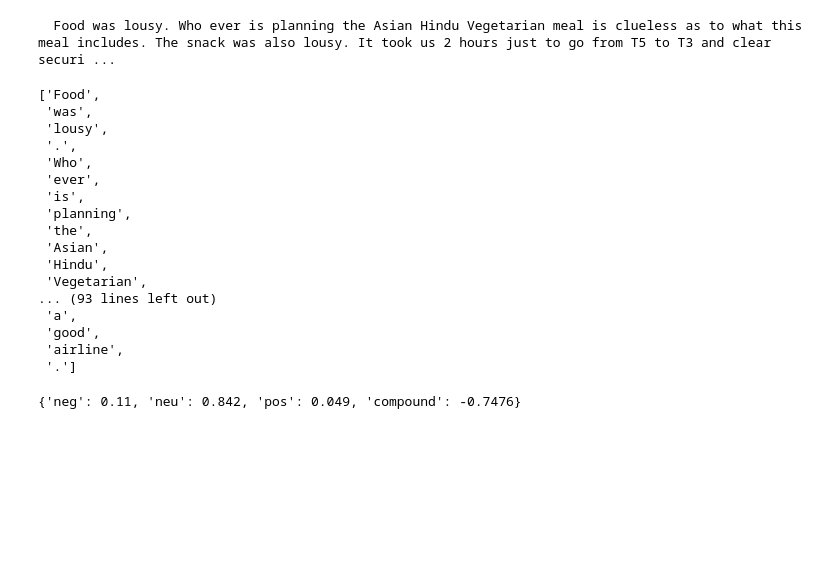
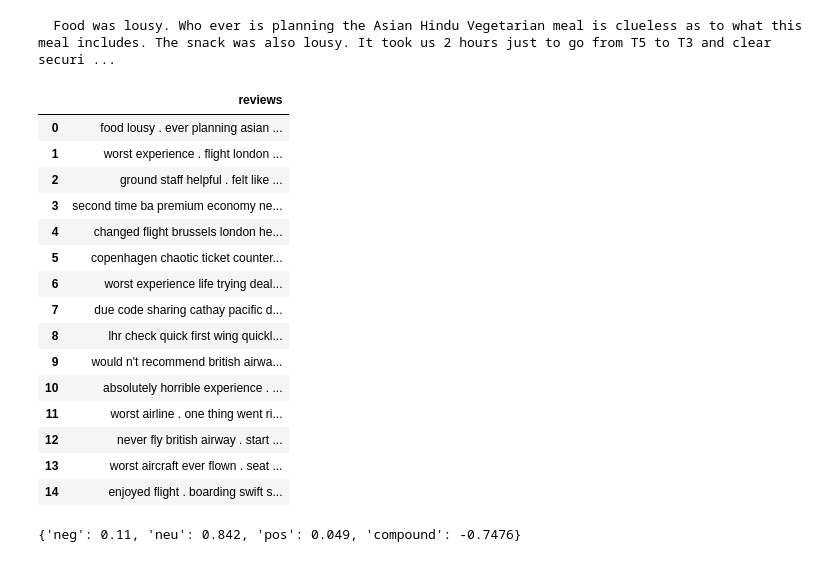
Before and after one commit to YoussefRnd/British-Airways-virtual-internship, a Jupyter notebook: british_airway_task1.ipynb, the cells around one changed output. Cells and saved outputs as stored; diff of their text form; code cells hidden in the pictures; blank space fills up the shorter version.

```diff
--- a/british_airway_task1.ipynb
+++ b/british_airway_task1.ipynb
@@ -112,23 +104,3 @@ example = df["reviews"][0]
 print(example)
 # %% [output]
   Food was lousy. Who ever is planning the Asian Hindu Vegetarian meal is clueless as to what this meal includes. The snack was also lousy. It took us 2 hours just to go from T5 to T3 and clear securi ...
-# %%
-nltk.word_tokenize(example)
-# %% [output]
-['Food',
- 'was',
- 'lousy',
- '.',
- 'Who',
- 'ever',
- 'is',
- 'planning',
- 'the',
- 'Asian',
- 'Hindu',
- 'Vegetarian',
-... (93 lines left out)
- 'a',
- 'good',
- 'airline',
- '.']
@@ -135,3 +126,22 @@ nltk.word_tokenize(example)
+# %%
+df.head(15)
+# %% [output]
+|  | reviews |
+| 0 | food lousy . ever planning asian ... |
+| 1 | worst experience . flight london ... |
+| 2 | ground staff helpful . felt like ... |
+| 3 | second time ba premium economy ne... |
+| 4 | changed flight brussels london he... |
+| 5 | copenhagen chaotic ticket counter... |
+| 6 | worst experience life trying deal... |
+| 7 | due code sharing cathay pacific d... |
+| 8 | lhr check quick first wing quickl... |
+| 9 | would n't recommend british airwa... |
+| 10 | absolutely horrible experience . ... |
+| 11 | worst airline . one thing went ri... |
+| 12 | never fly british airway . start ... |
+| 13 | worst aircraft ever flown . seat ... |
+| 14 | enjoyed flight . boarding swift s... |
 # %%
 from nltk.sentiment import SentimentIntensityAnalyzer
 sia = SentimentIntensityAnalyzer()
```
Also changed, not shown: parts of 11 cells of this notebook.
